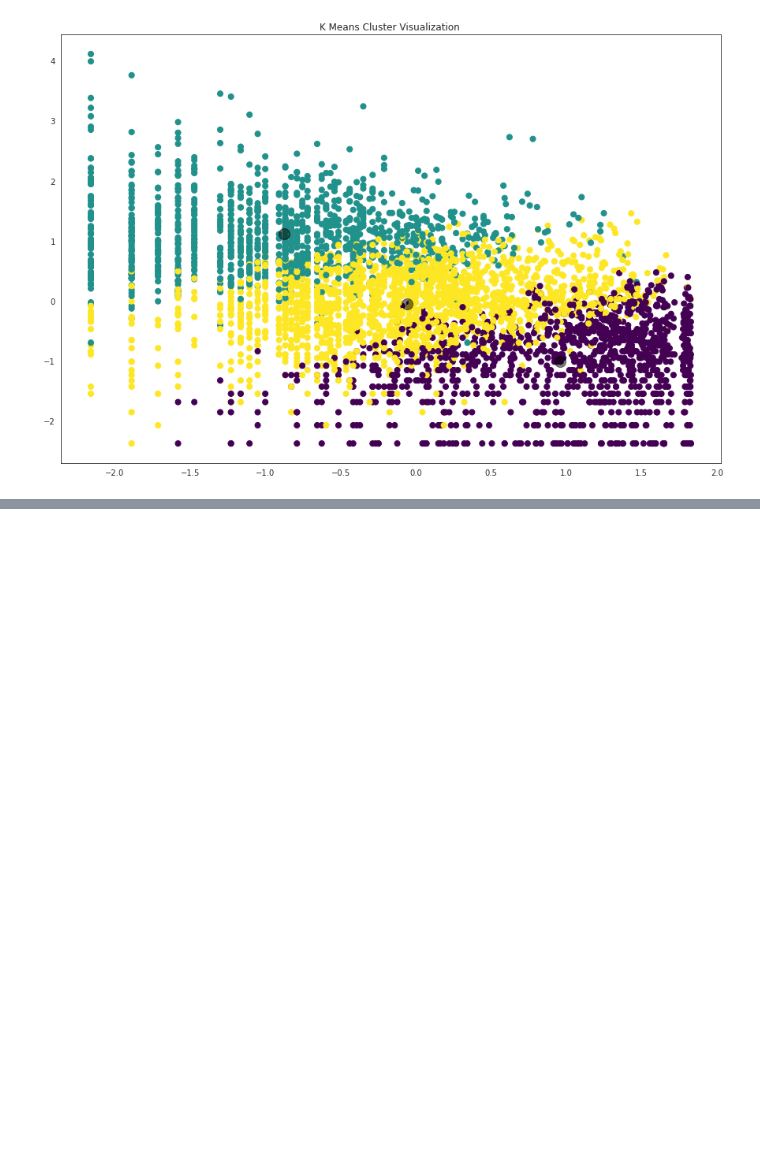
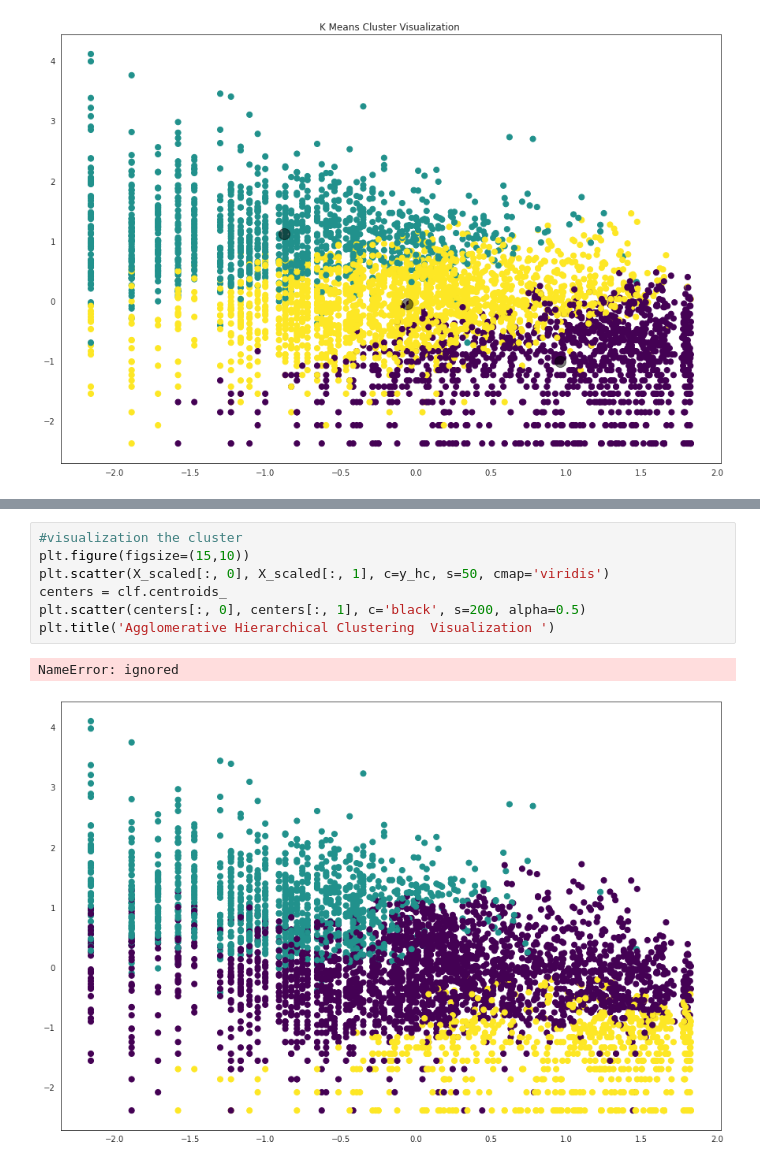
Before and after one commit to TharindaAdhikari/ML_Assignment2_IT19037752_IT19047966_IT19189390, a Jupyter notebook: Customer_Segmentaion.ipynb, the cells around one changed output, grey strips where cells are left out. Drawn from its saved outputs; the diff is of its cells as text; blank space fills up the shorter version.

```diff
--- a/Customer_Segmentaion.ipynb
+++ b/Customer_Segmentaion.ipynb
@@ -1058,0 +1111,10 @@ fig.show()
+# %%
+#visualization the cluster
+plt.figure(figsize=(15,10))
+plt.scatter(X_scaled[:, 0], X_scaled[:, 1], c=y_hc, s=50, cmap='viridis')
+centers = clf.centroids_
+plt.scatter(centers[:, 0], centers[:, 1], c='black', s=200, alpha=0.5)
+plt.title('Agglomerative Hierarchical Clustering  Visualization ')
+# %% [output]
+NameError: ignored
+[figure, added]
```
Also changed, not shown: parts of 17 cells of this notebook.
